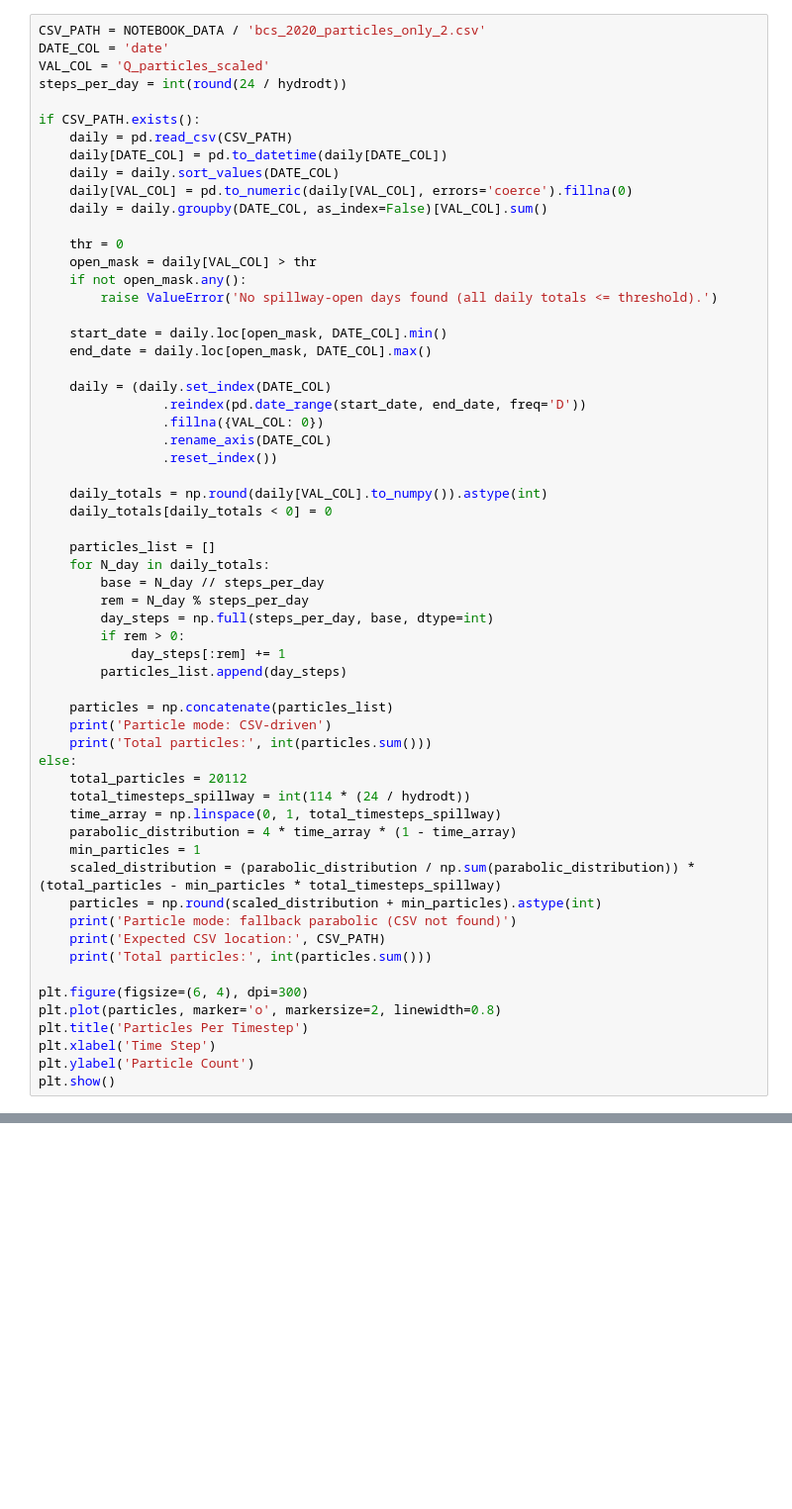
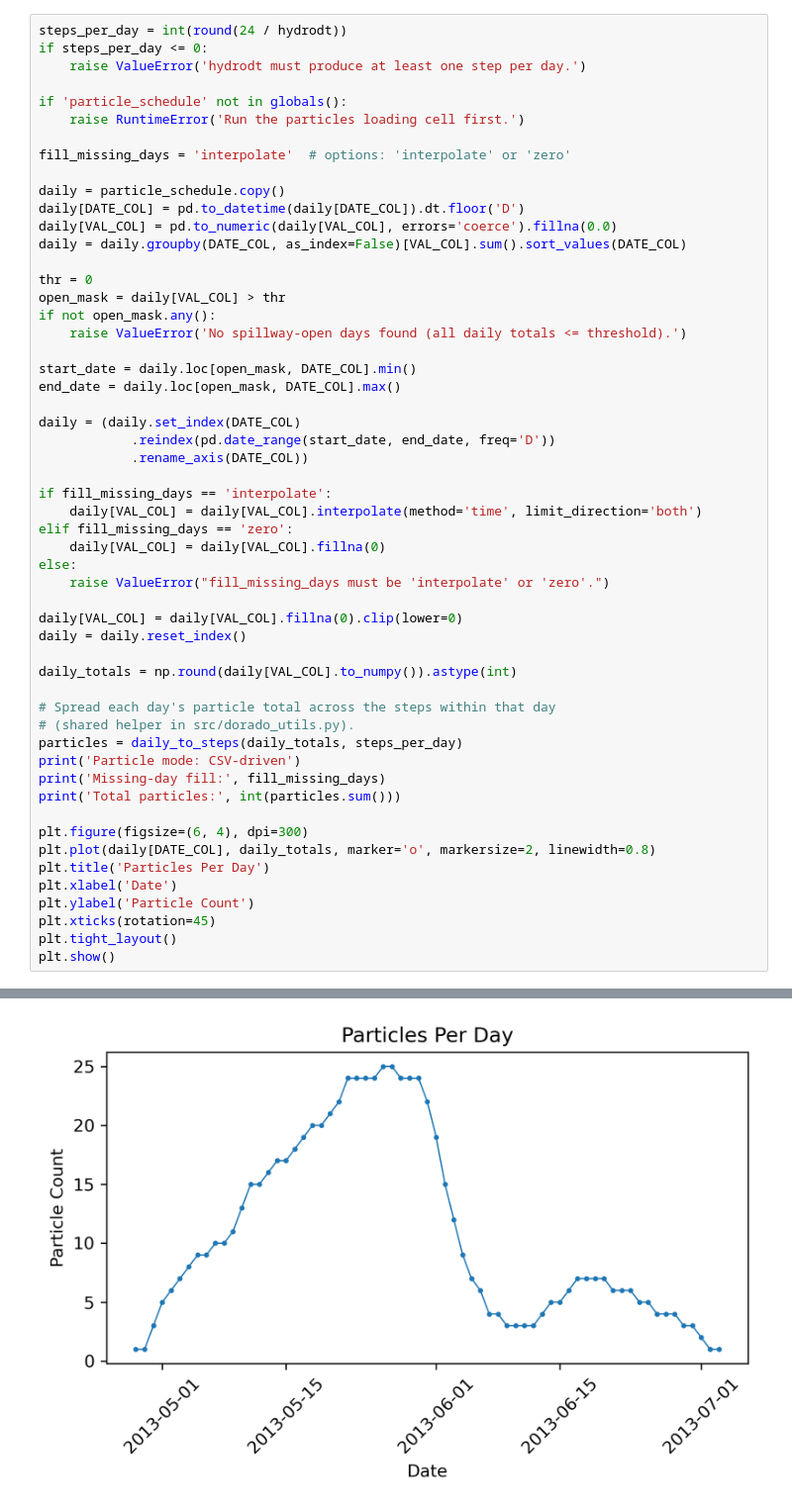
Before and after one commit to caitlinturner/Lake_Pontchartrain_Model, a Jupyter notebook: notebooks/DORADO-03-spillway_release_workflow.ipynb, the cells around one changed output, grey strips where cells are left out. Shown at 99% size. Saved outputs shown, nothing was run; the diff lists cells and outputs as text; blank space fills up the shorter version.

```diff
--- a/notebooks/DORADO-03-spillway_release_workflow.ipynb
+++ b/notebooks/DORADO-03-spillway_release_workflow.ipynb
@@ -65,60 +182,55 @@ Use CSV daily totals if available; otherwise fallback to a parabolic release pro
 # %%
-CSV_PATH = NOTEBOOK_DATA / 'bcs_2020_particles_only_2.csv'
-DATE_COL = 'date'
-VAL_COL = 'Q_particles_scaled'
 steps_per_day = int(round(24 / hydrodt))
+if steps_per_day <= 0:
+    raise ValueError('hydrodt must produce at least one step per day.')
 
-if CSV_PATH.exists():
-    daily = pd.read_csv(CSV_PATH)
-    daily[DATE_COL] = pd.to_datetime(daily[DATE_COL])
-    daily = daily.sort_values(DATE_COL)
-    daily[VAL_COL] = pd.to_numeric(daily[VAL_COL], errors='coerce').fillna(0)
-    daily = daily.groupby(DATE_COL, as_index=False)[VAL_COL].sum()
+if 'particle_schedule' not in globals():
+    raise RuntimeError('Run the particles loading cell first.')
 
-    thr = 0
-    open_mask = daily[VAL_COL] > thr
-    if not open_mask.any():
-        raise ValueError('No spillway-open days found (all daily totals <= threshold).')
+fill_missing_days = 'interpolate'  # options: 'interpolate' or 'zero'
 
-    start_date = daily.loc[open_mask, DATE_COL].min()
-    end_date = daily.loc[open_mask, DATE_COL].max()
+daily = particle_schedule.copy()
+daily[DATE_COL] = pd.to_datetime(daily[DATE_COL]).dt.floor('D')
+daily[VAL_COL] = pd.to_numeric(daily[VAL_COL], errors='coerce').fillna(0.0)
+daily = daily.groupby(DATE_COL, as_index=False)[VAL_COL].sum().sort_values(DATE_COL)
 
-    daily = (daily.set_index(DATE_COL)
-                .reindex(pd.date_range(start_date, end_date, freq='D'))
-                .fillna({VAL_COL: 0})
-                .rename_axis(DATE_COL)
-                .reset_index())
+thr = 0
+open_mask = daily[VAL_COL] > thr
+if not open_mask.any():
+    raise ValueError('No spillway-open days found (all daily totals <= threshold).')
 
-    daily_totals = np.round(daily[VAL_COL].to_numpy()).astype(int)
-    daily_totals[daily_totals < 0] = 0
+start_date = daily.loc[open_mask, DATE_COL].min()
+end_date = daily.loc[open_mask, DATE_COL].max()
 
-    particles_list = []
-    for N_day in daily_totals:
-        base = N_day // steps_per_day
-        rem = N_day % steps_per_day
-        day_steps = np.full(steps_per_day, base, dtype=int)
-        if rem > 0:
-            day_steps[:rem] += 1
-        particles_list.append(day_steps)
+daily = (daily.set_index(DATE_COL)
+            .reindex(pd.date_range(start_date, end_date, freq='D'))
+            .rename_axis(DATE_COL))
 
-    particles = np.concatenate(particles_list)
-    print('Particle mode: CSV-driven')
-    print('Total particles:', int(particles.sum()))
+if fill_missing_days == 'interpolate':
+    daily[VAL_COL] = daily[VAL_COL].interpolate(method='time', limit_direction='both')
+elif fill_missing_days == 'zero':
+    daily[VAL_COL] = daily[VAL_COL].fillna(0)
 else:
-    total_particles = 20112
-    total_timesteps_spillway = int(114 * (24 / hydrodt))
-    time_array = np.linspace(0, 1, total_timesteps_spillway)
-    parabolic_distribution = 4 * time_array * (1 - time_array)
-    min_particles = 1
-    scaled_distribution = (parabolic_distribution / np.sum(parabolic_distribution)) * (total_particles - min_particles * total_timesteps_spillway)
-    particles = np.round(scaled_distribution + min_particles).astype(int)
-    print('Particle mode: fallback parabolic (CSV not found)')
-    print('Expected CSV location:', CSV_PATH)
-    print('Total particles:', int(particles.sum()))
+    raise ValueError("fill_missing_days must be 'interpolate' or 'zero'.")
+
+daily[VAL_COL] = daily[VAL_COL].fillna(0).clip(lower=0)
+daily = daily.reset_index()
+
+daily_totals = np.round(daily[VAL_COL].to_numpy()).astype(int)
+
+# Spread each day's particle total across the steps within that day
+# (shared helper in src/dorado_utils.py).
+particles = daily_to_steps(daily_totals, steps_per_day)
+print('Particle mode: CSV-driven')
+print('Missing-day fill:', fill_missing_days)
+print('Total particles:', int(particles.sum()))
 
 plt.figure(figsize=(6, 4), dpi=300)
-plt.plot(particles, marker='o', markersize=2, linewidth=0.8)
-plt.title('Particles Per Timestep')
-plt.xlabel('Time Step')
+plt.plot(daily[DATE_COL], daily_totals, marker='o', markersize=2, linewidth=0.8)
+plt.title('Particles Per Day')
+plt.xlabel('Date')
 plt.ylabel('Particle Count')
+plt.xticks(rotation=45)
+plt.tight_layout()
 plt.show()
+# %% [output]
@@ -125,2 +240,3 @@ plt.show()
+[figure, added]
 # %% [markdown]
 ### 4. Project Coordinates, Grid Data, and Load Cell Types
```
Also changed, not shown: parts of 21 cells of this notebook, 48 other files.
